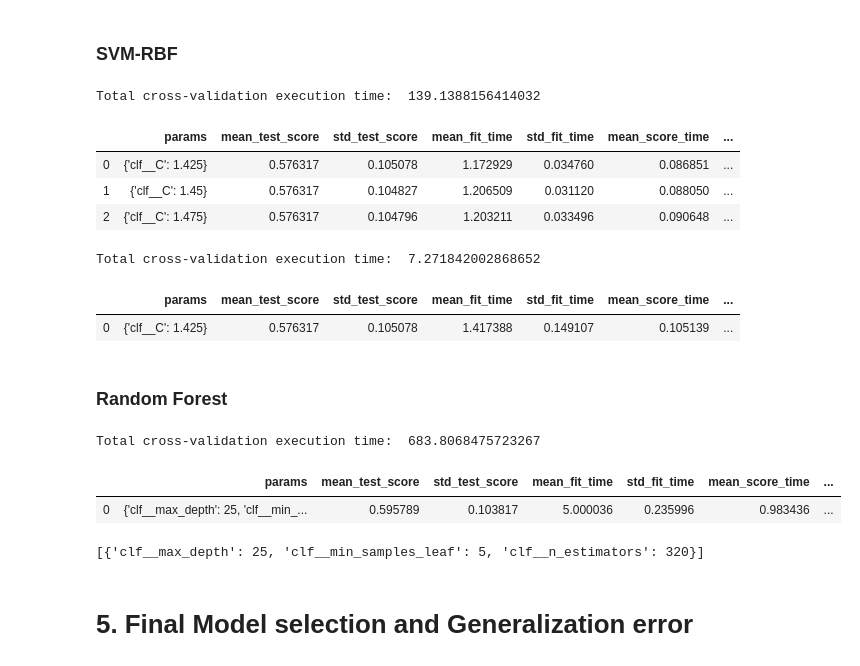
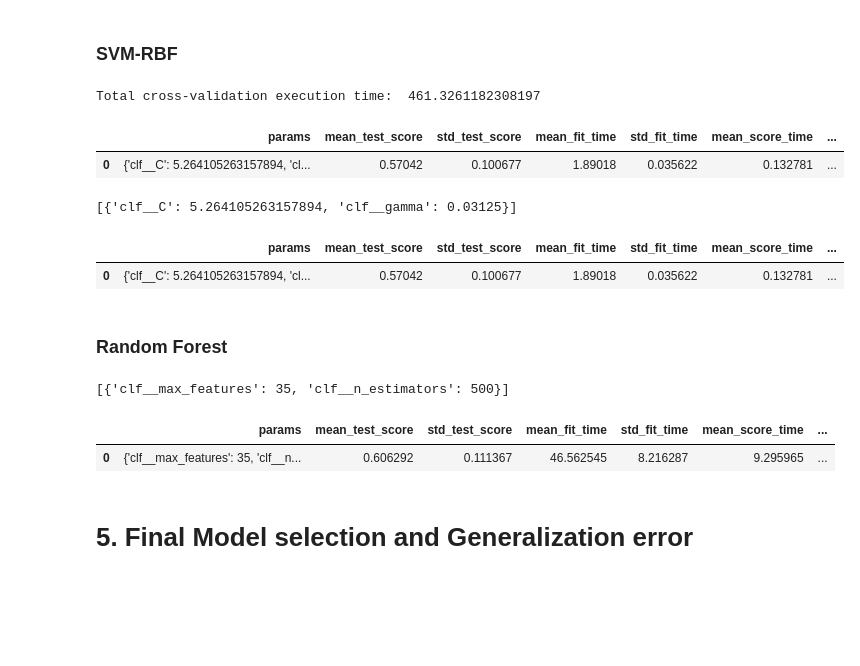
Before and after one commit to josebasierra/clasificacion-imagenes-mentales-APA, a Jupyter notebook: script.ipynb, the cells around one changed output. Cells and saved outputs as stored; diff of their text form; code cells hidden in the pictures; blank space fills up the shorter version.

```diff
--- a/script.ipynb
+++ b/script.ipynb
@@ -315,7 +321,7 @@ def execute(pipeline, parameter_space = None):
 
     # case with hyperparameters to search
     else:
-        model = GridSearchCV(pipeline, parameter_space, cv = cv_strategy, iid=False, return_train_score=False, n_jobs= -1)
+        model = GridSearchCV(pipeline, parameter_space, cv = cv_strategy, return_train_score=False, n_jobs= -1)
         model.fit(X_train, y_train)
         data =  get_gridcv_data(model.cv_results_)
 #         data = pd.DataFrame(model.cv_results_)
@@ -351,6 +357,7 @@ def get_gridcv_data(gridcv_results):
     filtered = filtered[filtered.rank_test_score == 1]
     filtered = filtered[['params','mean_test_score', 'std_test_score', 'mean_fit_time', 'std_fit_time', 'mean_score_time', 'std_score_time']]
     filtered.reset_index(drop=True, inplace=True)
+    filtered = filtered.loc[[0]] # sometimes can be more than one row with rank 1(exact scores)
     return filtered
 
 
@@ -489,32 +505,21 @@ loaded_randomforest = get_model("random_forest")
 # %%
-# pendiente mirar lab svm para explorar hiperparametros
+# EXECUTE and save model
 from sklearn.svm import SVC
-pca = PCA(0.95)
+
 # SVM with RBF kernel
-pipeline = Pipeline([('scaler', scaler), ('pca', pca), ('clf', SVC(gamma='scale'))])
+pipeline = Pipeline([('scaler', scaler), ('pca', pca), ('clf', SVC())])
 parameter_space = {
-    'clf__C': [1+0.025*n for n in range(0,40)]
+    'clf__C': np.linspace(0.001,100,20),
+    'clf__gamma': 2**np.linspace(-7,4,12)  # [0.0078, 16]
 }
+
 SVMRBF_model, SVMRBF_data = execute(pipeline, parameter_space)
 SVMRBF_data['model'] = 'SVM RBF'
-pca = PCA(0.95)
+
+
+update_model("SVMRBF", SVMRBF_data, SVMRBF_model)
 SVMRBF_data
 # %% [output]
-Total cross-validation execution time:  139.1388156414032
+Total cross-validation execution time:  461.3261182308197
 |  | params | mean_test_score | std_test_score | mean_fit_time | std_fit_time | mean_score_time | ... |
-| 0 | {'clf__C': 1.425} | 0.576317 | 0.105078 | 1.172929 | 0.034760 | 0.086851 | ... |
-| 1 | {'clf__C': 1.45} | 0.576317 | 0.104827 | 1.206509 | 0.031120 | 0.088050 | ... |
-| 2 | {'clf__C': 1.475} | 0.576317 | 0.104796 | 1.203211 | 0.033496 | 0.090648 | ... |
+| 0 | {'clf__C': 5.264105263157894, 'cl... | 0.57042 | 0.100677 | 1.89018 | 0.035622 | 0.132781 | ... |
-# %%
-# SVM with RBF kernel
-pipeline = Pipeline([('scaler', scaler), ('pca', pca), ('clf', SVC(gamma='scale'))])
-parameter_space = {
-    'clf__C': [1.425]
-}
-SVMRBF_model, SVMRBF_data = execute(pipeline, parameter_space)
-SVMRBF_data['model'] = 'SVM RBF'
-SVMRBF_data
-# %% [output]
-Total cross-validation execution time:  7.271842002868652
-|  | params | mean_test_score | std_test_score | mean_fit_time | std_fit_time | mean_score_time | ... |
-| 0 | {'clf__C': 1.425} | 0.576317 | 0.105078 | 1.417388 | 0.149107 | 0.105139 | ... |
@@ -524,22 +526,26 @@ update_model("SVMRBF", SVMRBF_data, SVMRBF_model)
+# %%
+# LOAD model
+SVMRBF_model, SVMRBF_data = get_model('SVMRBF'), get_data('SVMRBF')
+print(list(SVMRBF_data.params))
+SVMRBF_data
+# %% [output]
+[{'clf__C': 5.264105263157894, 'clf__gamma': 0.03125}]
+|  | params | mean_test_score | std_test_score | mean_fit_time | std_fit_time | mean_score_time | ... |
+| 0 | {'clf__C': 5.264105263157894, 'cl... | 0.57042 | 0.100677 | 1.89018 | 0.035622 | 0.132781 | ... |
 # %% [markdown]
 ### Random Forest
 # %%
+# EXECUTE and save model
 from sklearn.ensemble import RandomForestClassifier
 
 pipeline = Pipeline([('scaler', scaler),('clf', RandomForestClassifier( n_jobs=-1))])
 parameter_space = {
-    'clf__n_estimators': [260+n*20 for n in range(0,6)],
-    'clf__max_depth': [20+n*5 for n in range(0,4)],
-    'clf__min_samples_leaf': [5,10,15]
+    'clf__n_estimators': [500,1000,1500],
+    'clf__max_features': ["sqrt", 25, 30, 35, 40, 45, 50],
 }
 randomforest_model, randomforest_data = execute(pipeline, parameter_space)
 randomforest_data['model'] = 'Random Forest'
+
+
+update_model("random_forest", randomforest_data, randomforest_model)
 randomforest_data
-# %% [output]
-Total cross-validation execution time:  683.8068475723267
-|  | params | mean_test_score | std_test_score | mean_fit_time | std_fit_time | mean_score_time | ... |
-| 0 | {'clf__max_depth': 25, 'clf__min_... | 0.595789 | 0.103817 | 5.000036 | 0.235996 | 0.983436 | ... |
-# %%
-list(randomforest_data.params)
-# %% [output]
-[{'clf__max_depth': 25, 'clf__min_samples_leaf': 5, 'clf__n_estimators': 320}]
@@ -549,3 +552,12 @@ update_model("random_forest", randomforest_data, randomforest_model)
+# %%
+# LOAD model
+randomforest_model, randomforest_data = get_model('random_forest'), get_data('random_forest')
+print(list(randomforest_data.params))
+randomforest_data
+# %% [output]
+[{'clf__max_features': 35, 'clf__n_estimators': 500}]
+|  | params | mean_test_score | std_test_score | mean_fit_time | std_fit_time | mean_score_time | ... |
+| 0 | {'clf__max_features': 35, 'clf__n... | 0.606292 | 0.111367 | 46.562545 | 8.216287 | 9.295965 | ... |
 # %% [markdown]
 # 5. Final Model selection and Generalization error
 # %% [markdown]
```
Also changed, not shown: parts of 25 cells of this notebook, 10 other files.
